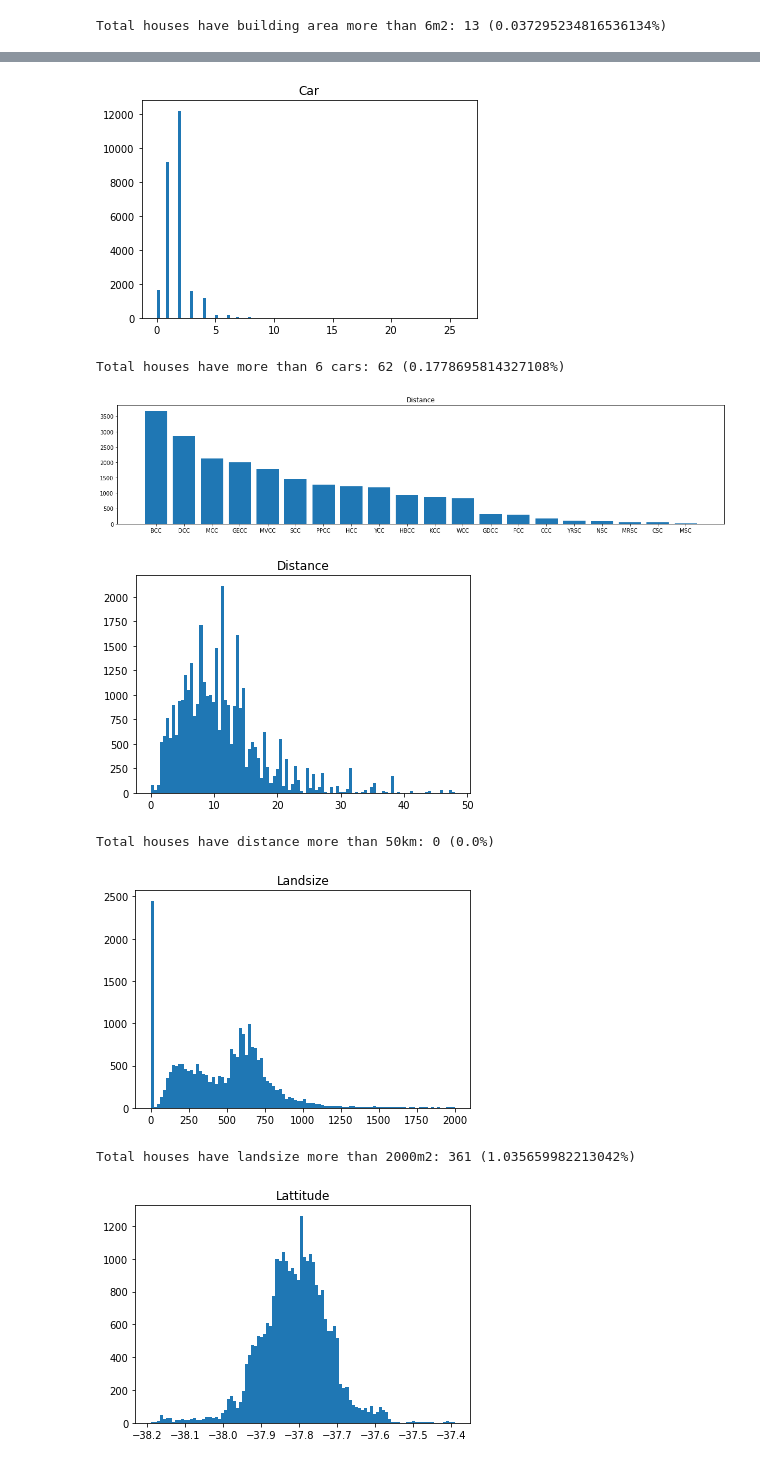
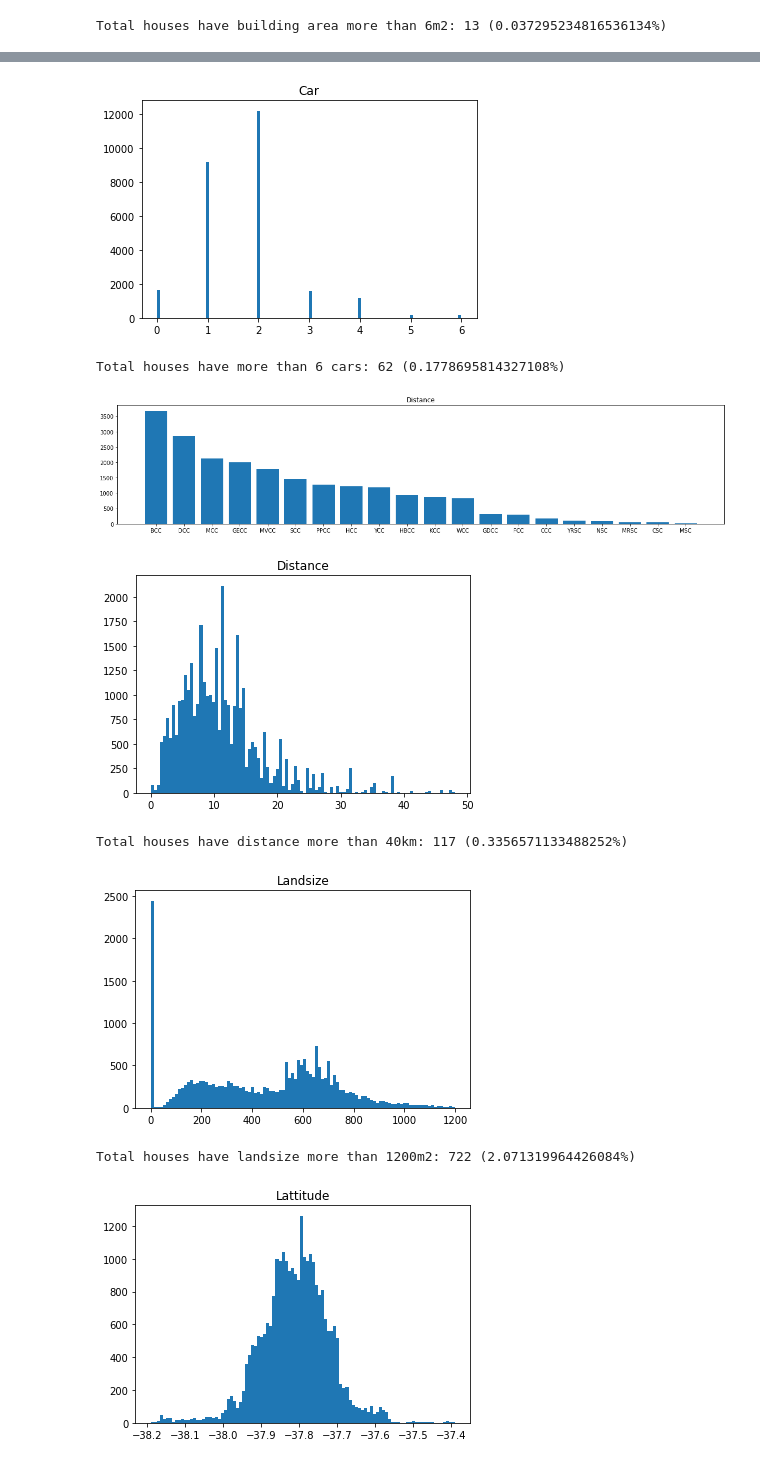
Before and after one commit to tailtq/ml-learning, a Jupyter notebook: ml-08/03_melbourne_housing_market.ipynb, the cells around one changed output, grey strips where cells are left out. Drawn from its saved outputs; the diff is of its cells as text; code cells hidden in the pictures.

```diff
--- a/ml-08/03_melbourne_housing_market.ipynb
+++ b/ml-08/03_melbourne_housing_market.ipynb
@@ -171,13 +174,14 @@ Total houses have more than 6 bathrooms: 9 (0.02581977794990963%)
 # %%
-plt.hist(df["Car"], 100)
+car_limit = 6
+
+plt.hist(df["Car"], 100, range=[0, car_limit])
 plt.title("Car")
 plt.show()
 
-car_limit = 6
 total_house_above_limit = (df["Car"] > car_limit).sum()
 print(f"Total houses have more than {car_limit} cars: {total_house_above_limit} ({total_house_above_limit / len(df) * 100}%)")
 # %% [output]
-[figure, old version]
+[figure, new version]
 Total houses have more than 6 cars: 62 (0.1778695814327108%)
 # %%
 def get_shortcut_name(council_name):
@@ -199,24 +203,25 @@ plt.hist(df["Distance"], 100);
 plt.title("Distance")
 plt.show()
 
-distance_limit = 50
+distance_limit = 40
 total_house_above_limit = (df["Distance"] > distance_limit).sum()
 print(f"Total houses have distance more than {distance_limit}km: {total_house_above_limit} ({total_house_above_limit / len(df) * 100}%)")
 # %% [output]
 [figure]
-Total houses have distance more than 50km: 0 (0.0%)
+Total houses have distance more than 40km: 117 (0.3356571133488252%)
 # %%
-plt.hist(df["Landsize"], 100, range=[0, 2000]);
+landsize_limit = 1200
+
+plt.hist(df["Landsize"], 100, range=[0, landsize_limit]);
 plt.title("Landsize")
 plt.show()
 
-landsize_limit = 2000
 total_house_above_limit = (df["Landsize"] > landsize_limit).sum()
 print(f"Total houses have landsize more than {landsize_limit}m2: {total_house_above_limit} ({total_house_above_limit / len(df) * 100}%)")
 # We can also see that there are ~2500 houses having 0 landsize
 # %% [output]
-[figure, old version]
+[figure, new version]
-Total houses have landsize more than 2000m2: 361 (1.035659982213042%)
+Total houses have landsize more than 1200m2: 722 (2.071319964426084%)
 # %%
 plt.hist(df["Lattitude"], 100);
 plt.title("Lattitude")
```
Also changed, not shown: parts of 22 cells of this notebook.
